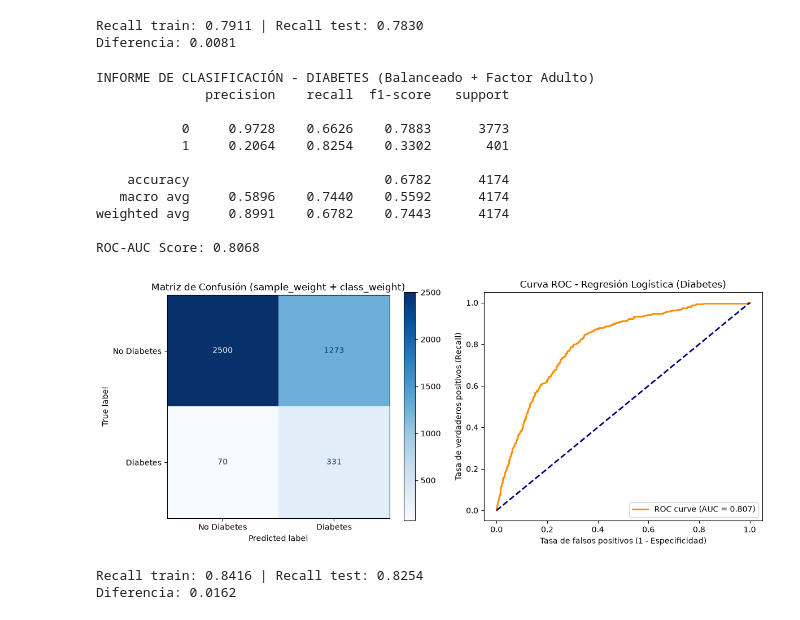
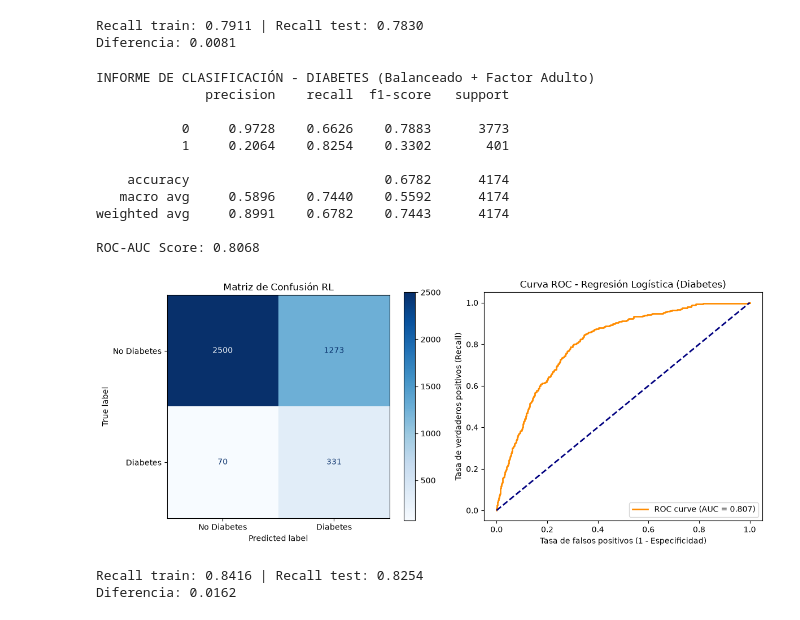
Before and after one commit to aldyvergara22-create/Hypertension-Diabetes-ML-detection, a Jupyter notebook: notebooks/06_Evaluación_Modelos_Diabetes.ipynb, the cells around one changed output. Drawn from its saved outputs; the diff is of its cells as text; code cells hidden in the pictures.

```diff
--- a/notebooks/06_Evaluación_Modelos_Diabetes.ipynb
+++ b/notebooks/06_Evaluación_Modelos_Diabetes.ipynb
@@ -102,35 +102,35 @@ print(f"ROC-AUC Score: {auc_diab:.4f}")
 fig, axes = plt.subplots(1, 2, figsize=(12, 5))
 
 cm = confusion_matrix(y_test_diab, y_pred_diab)
 disp = ConfusionMatrixDisplay(confusion_matrix=cm, display_labels=["No Diabetes", "Diabetes"])
 disp.plot(ax=axes[0], cmap="Blues", values_format="d")
-axes[0].set_title("Matriz de Confusión (sample_weight + class_weight)")
+axes[0].set_title("Matriz de Confusión RL")
 
 # Curva ROC
 fpr, tpr, _ = roc_curve(y_test_diab, y_pred_proba_diab)
 axes[1].plot(fpr, tpr, color="darkorange", lw=2, label=f"ROC curve (AUC = {auc_diab:.3f})")
 axes[1].plot([0, 1], [0, 1], color="navy", lw=2, linestyle="--")
 axes[1].set_xlabel("Tasa de falsos positivos (1 - Especificidad)")
 axes[1].set_ylabel("Tasa de verdaderos positivos (Recall)")
 axes[1].set_title("Curva ROC - Regresión Logística (Diabetes)")
 axes[1].legend(loc="lower right")
 
 plt.savefig("../reports/figures/results/reg_log_diab.png", dpi=300, bbox_inches="tight")
 plt.tight_layout()
 plt.show()
 # %% [output]
 INFORME DE CLASIFICACIÓN - DIABETES (Balanceado + Factor Adulto)
               precision    recall  f1-score   support
 
            0     0.9728    0.6626    0.7883      3773
            1     0.2064    0.8254    0.3302       401
 
     accuracy                         0.6782      4174
    macro avg     0.5896    0.7440    0.5592      4174
 weighted avg     0.8991    0.6782    0.7443      4174
 
 ROC-AUC Score: 0.8068
-[figure, old version]
+[figure, new version]
 # %%
 from sklearn.metrics import recall_score, roc_auc_score
 
```
Also changed, not shown: parts of 10 cells of this notebook, 39 other files.
